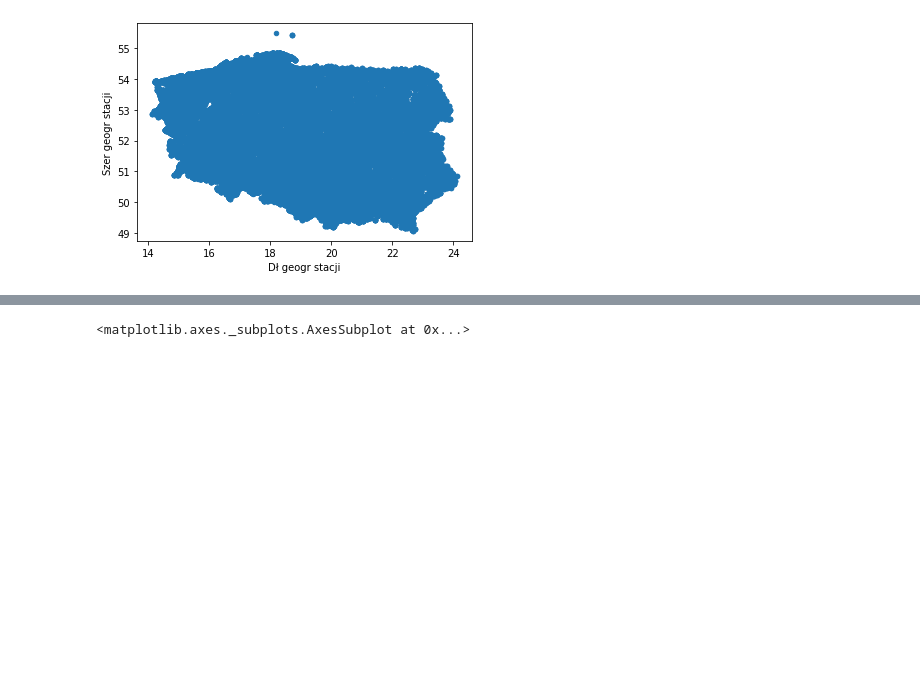
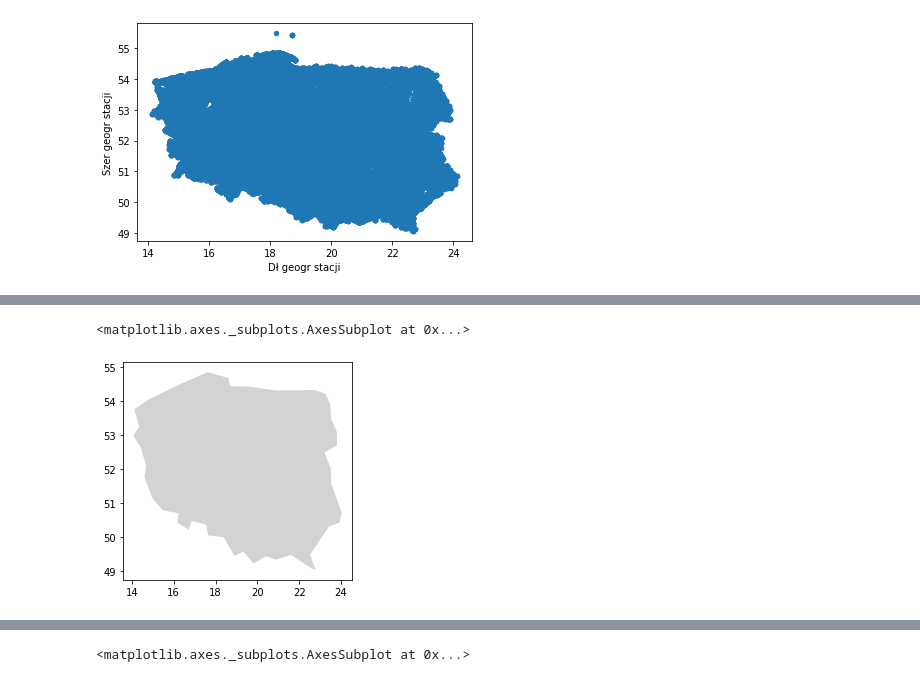
Before and after one commit to KatBotkowska/Pandas-Numpy-exercices, a Jupyter notebook: gsm_umts_lte_cdma.ipynb, the cells around one changed output, grey strips where cells are left out. Saved outputs shown, nothing was run; the diff lists cells and outputs as text; code cells hidden in the pictures; blank space fills up the shorter version.

```diff
--- a/gsm_umts_lte_cdma.ipynb
+++ b/gsm_umts_lte_cdma.ipynb
@@ -294,0 +305,5 @@ LTE.plot(x='Dł geogr stacji', y='Szer geogr stacji', kind="scatter", colormap="
+# %%
+countries[countries["name"] == "Poland"].plot(color="lightgrey")
+# %% [output]
+<matplotlib.axes._subplots.AxesSubplot at 0x...>
+[figure, added]
```
Also changed, not shown: parts of 49 cells of this notebook.
